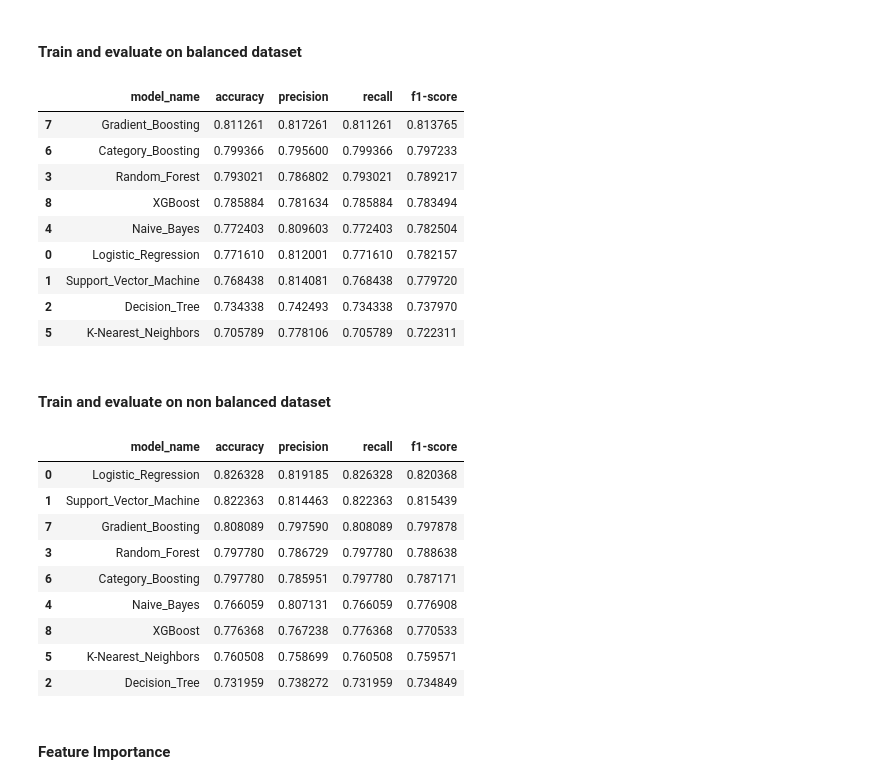
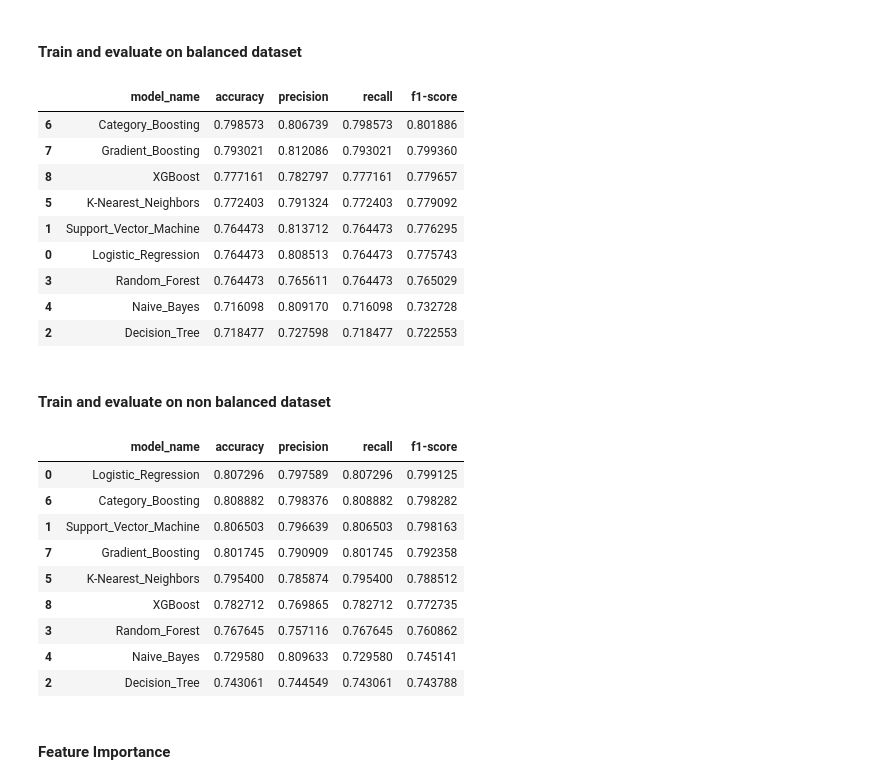
Before and after one commit to damzking/telco_churn-, a Jupyter notebook: LP2_telco_churn.ipynb, the cells around one changed output. Saved outputs shown, nothing was run; the diff lists cells and outputs as text; code cells hidden in the pictures.

```diff
--- a/LP2_telco_churn.ipynb
+++ b/LP2_telco_churn.ipynb
@@ -1480,63 +1481,52 @@ models['K-Nearest_Neighbors']= KNeighborsClassifier()
 models['Category_Boosting']= CatBoostClassifier(random_state=5, verbose=0)
 models['Gradient_Boosting']= GradientBoostingClassifier(random_state=5)
 models['XGBoost']= XGBClassifier(random_state=5)
+
+# Define feature selection step
+feature_selection = SelectKBest(score_func=f_classif)
 # %%
 # Creating Pipeline
 
 all_pipelines_balanced = {}
-
 metric_table_balanced = pd.DataFrame(columns=['model_name', 'accuracy', 'precision', 'recall', 'f1-score'])
 
 for model_name, classifier in models.items():
     balanced_pipeline = ImbPipeline(steps=[
         ('preprocessor', preprocessor),
         ('smote', SMOTE(random_state=5)),
+        ('feature_selection', feature_selection),
         ('classifier', classifier)
     ])
 
     balanced_pipeline.fit(X_train, y_train_encode)
     all_pipelines_balanced[model_name] = balanced_pipeline
 
     y_pred=balanced_pipeline.predict(X_eval)
 
     metrics= classification_report(y_eval_encode, y_pred, output_dict=True)
 
     accuracy=metrics['accuracy']
     precision=metrics['weighted avg']['precision']
     recall=metrics['weighted avg']['recall']
     f1_score=metrics['weighted avg']['f1-score']
 
     metric_table_balanced.loc[len(metric_table_balanced)]=[model_name, accuracy, precision, recall, f1_score]
 
 metric_table_balanced.sort_values(by='f1-score', ascending=False)
 # %% [output]
 |  | model_name | accuracy | precision | recall | f1-score |
-| 7 | Gradient_Boosting | 0.811261 | 0.817261 | 0.811261 | 0.813765 |
-| 6 | Category_Boosting | 0.799366 | 0.795600 | 0.799366 | 0.797233 |
-| 3 | Random_Forest | 0.793021 | 0.786802 | 0.793021 | 0.789217 |
-| 8 | XGBoost | 0.785884 | 0.781634 | 0.785884 | 0.783494 |
-| 4 | Naive_Bayes | 0.772403 | 0.809603 | 0.772403 | 0.782504 |
-| 0 | Logistic_Regression | 0.771610 | 0.812001 | 0.771610 | 0.782157 |
-| 1 | Support_Vector_Machine | 0.768438 | 0.814081 | 0.768438 | 0.779720 |
-| 2 | Decision_Tree | 0.734338 | 0.742493 | 0.734338 | 0.737970 |
-| 5 | K-Nearest_Neighbors | 0.705789 | 0.778106 | 0.705789 | 0.722311 |
+| 6 | Category_Boosting | 0.798573 | 0.806739 | 0.798573 | 0.801886 |
+| 7 | Gradient_Boosting | 0.793021 | 0.812086 | 0.793021 | 0.799360 |
+| 8 | XGBoost | 0.777161 | 0.782797 | 0.777161 | 0.779657 |
+| 5 | K-Nearest_Neighbors | 0.772403 | 0.791324 | 0.772403 | 0.779092 |
+| 1 | Support_Vector_Machine | 0.764473 | 0.813712 | 0.764473 | 0.776295 |
+| 0 | Logistic_Regression | 0.764473 | 0.808513 | 0.764473 | 0.775743 |
+| 3 | Random_Forest | 0.764473 | 0.765611 | 0.764473 | 0.765029 |
+| 4 | Naive_Bayes | 0.716098 | 0.809170 | 0.716098 | 0.732728 |
+| 2 | Decision_Tree | 0.718477 | 0.727598 | 0.718477 | 0.722553 |
 # %% [markdown]
 #### Train and evaluate on non balanced dataset
 # %%
-
-
-models={}
-models['Logistic_Regression']= LogisticRegression(random_state=5)
-models['Support_Vector_Machine']= LinearSVC(random_state=5)
-models['Decision_Tree']= DecisionTreeClassifier(random_state=5)
-models['Random_Forest']= RandomForestClassifier(random_state=5)
-models['Naive_Bayes']= GaussianNB()
-models['K-Nearest_Neighbors']= KNeighborsClassifier()
-models['Category_Boosting']= CatBoostClassifier(random_state=5, verbose=0)
-models['Gradient_Boosting']= GradientBoostingClassifier(random_state=5)
-models['XGBoost']= XGBClassifier(random_state=5)
-
-
 # Creating Pipeline
 
 all_pipelines = {}
@@ -1546,6 +1536,7 @@ metric_table=pd.DataFrame(columns=['model_name', 'accuracy', 'precision', 'recal
 for model_name, classifier in models.items():
     final_pipeline = Pipeline(steps=[
         ('preprocessor', preprocessor),
+        ('feature_selection', feature_selection),
         ('classifier', classifier)
     ])
 
@@ -1566,15 +1557,15 @@ for model_name, classifier in models.items():
 metric_table.sort_values(by='f1-score', ascending=False)
 # %% [output]
 |  | model_name | accuracy | precision | recall | f1-score |
-| 0 | Logistic_Regression | 0.826328 | 0.819185 | 0.826328 | 0.820368 |
-| 1 | Support_Vector_Machine | 0.822363 | 0.814463 | 0.822363 | 0.815439 |
-| 7 | Gradient_Boosting | 0.808089 | 0.797590 | 0.808089 | 0.797878 |
-| 3 | Random_Forest | 0.797780 | 0.786729 | 0.797780 | 0.788638 |
-| 6 | Category_Boosting | 0.797780 | 0.785951 | 0.797780 | 0.787171 |
-| 4 | Naive_Bayes | 0.766059 | 0.807131 | 0.766059 | 0.776908 |
-| 8 | XGBoost | 0.776368 | 0.767238 | 0.776368 | 0.770533 |
-| 5 | K-Nearest_Neighbors | 0.760508 | 0.758699 | 0.760508 | 0.759571 |
-| 2 | Decision_Tree | 0.731959 | 0.738272 | 0.731959 | 0.734849 |
+| 0 | Logistic_Regression | 0.807296 | 0.797589 | 0.807296 | 0.799125 |
+| 6 | Category_Boosting | 0.808882 | 0.798376 | 0.808882 | 0.798282 |
+| 1 | Support_Vector_Machine | 0.806503 | 0.796639 | 0.806503 | 0.798163 |
+| 7 | Gradient_Boosting | 0.801745 | 0.790909 | 0.801745 | 0.792358 |
+| 5 | K-Nearest_Neighbors | 0.795400 | 0.785874 | 0.795400 | 0.788512 |
+| 8 | XGBoost | 0.782712 | 0.769865 | 0.782712 | 0.772735 |
+| 3 | Random_Forest | 0.767645 | 0.757116 | 0.767645 | 0.760862 |
+| 4 | Naive_Bayes | 0.729580 | 0.809633 | 0.729580 | 0.745141 |
+| 2 | Decision_Tree | 0.743061 | 0.744549 | 0.743061 | 0.743788 |
 # %% [markdown]
 #### Feature Importance
 # %% [markdown]
```
Also changed, not shown: parts of 5 cells of this notebook, 4 other files.
